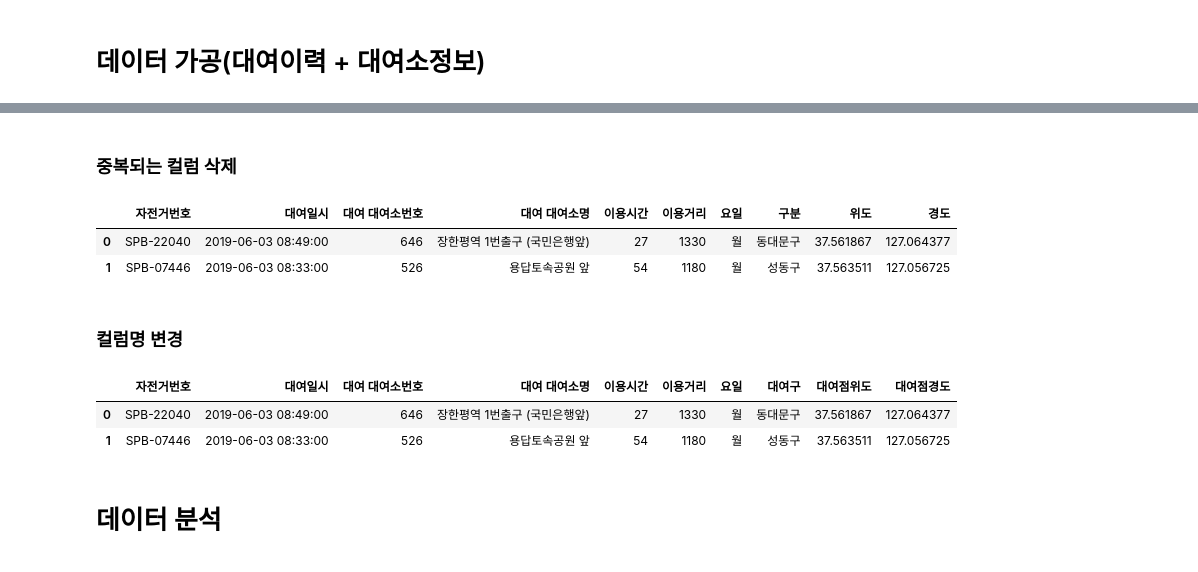
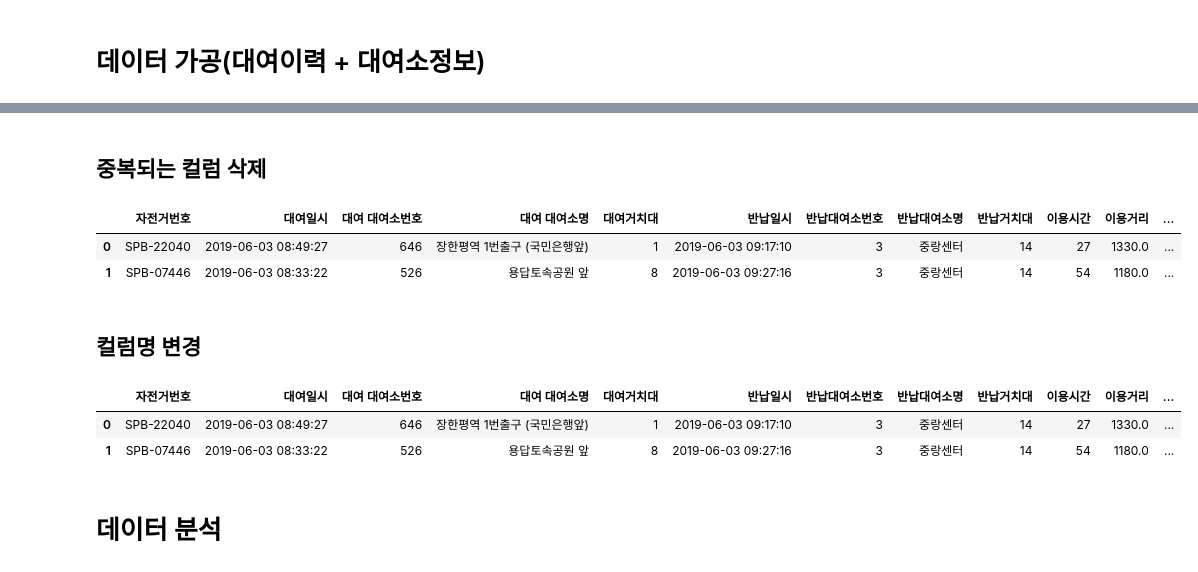
Before and after one commit to jm83-database/elixerr, a Jupyter notebook: notebooks/public_bike/public_bike.ipynb, the cells around one changed output, grey strips where cells are left out. Drawn from its saved outputs; the diff is of its cells as text; code cells hidden in the pictures.

```diff
--- a/notebooks/public_bike/public_bike.ipynb
+++ b/notebooks/public_bike/public_bike.ipynb
@@ -14,8 +30,8 @@ warnings.filterwarnings('ignore') # 파일 오류 무시
 # 데이터 부르기
 bikes_temp = {}
 
-for i in range(6):
-    bikes_temp[i] = pd.read_csv(f'../../data/public_bike/bike_rent_{i+1}.csv', encoding='cp949', parse_dates=['대여일시'])
+for i in range(3):
+    bikes_temp[i] = pd.read_csv(f'../../data/public_bike/서울특별시 공공자전거 대여정보_201906_{i+1}.csv', encoding='cp949', parse_dates=['대여일시'])
 
 bikes_temp[0].head()
 # %% [output]
@@ -162,7 +189,7 @@ bikes.head()
 # %% [markdown]
 # 데이터 불러오기(대여소정보)
 # %%
-bike_shop = pd.read_excel('../../data/public_bike/공공자전거 대여소 정보_201905.xlsx')
+bike_shop = pd.read_csv('../../data/public_bike/공공자전거 대여소 정보(23.06월 기준).csv', encoding='euc-kr')
 display(bike_shop.shape)
 display(bike_shop.head(2))
 # %% [output]
@@ -173,6 +200,6 @@ display(bike_shop.head(2))
 # %% [markdown]
 # 데이터 가공(대여이력 + 대여소정보)
 # %%
-bikes_gu = bike_shop[['구분', '대여소번호', '대여소명', '대여소명', '위도', '경도']]
+bikes_gu = bike_shop[['자치구', '대여소 번호', '보관소(대여소)명', '위도', '경도']]
 bikes_gu.head(2)
 # %% [output]
@@ -181,0 +209,3 @@ bikes_gu.head(2)
+# %%
+bikes_gu = bikes_gu.rename(columns={'보관소(대여소)명':'대여소명', '대여소 번호' : '대여소번호'})
+bikes_gu.head(2)
@@ -199,25 +233,25 @@ bikes.head(2)
 # %% [markdown]
-### 중복되는 컬럼 삭제
+## 중복되는 컬럼 삭제
 # %%
 # 중복되는 컬럼 삭제
 bikes = bikes.drop(['대여소번호', '대여소명'], axis='columns')
 bikes.head(2)
 # %% [output]
-|  | 자전거번호 | 대여일시 | 대여 대여소번호 | 대여 대여소명 | 이용시간 | 이용거리 | 요일 | 구분 | 위도 | 경도 |
-| 0 | SPB-22040 | 2019-06-03 08:49:00 | 646 | 장한평역 1번출구 (국민은행앞) | 27 | 1330 | 월 | 동대문구 | 37.561867 | 127.064377 |
-| 1 | SPB-07446 | 2019-06-03 08:33:00 | 526 | 용답토속공원 앞 | 54 | 1180 | 월 | 성동구 | 37.563511 | 127.056725 |
+|  | 자전거번호 | 대여일시 | 대여 대여소번호 | 대여 대여소명 | 대여거치대 | 반납일시 | 반납대여소번호 | 반납대여소명 | 반납거치대 | 이용시간 | 이용거리 | ... |
+| 0 | SPB-22040 | 2019-06-03 08:49:27 | 646 | 장한평역 1번출구 (국민은행앞) | 1 | 2019-06-03 09:17:10 | 3 | 중랑센터 | 14 | 27 | 1330.0 | ... |
+| 1 | SPB-07446 | 2019-06-03 08:33:22 | 526 | 용답토속공원 앞 | 8 | 2019-06-03 09:27:16 | 3 | 중랑센터 | 14 | 54 | 1180.0 | ... |
 # %% [markdown]
-### 컬럼명 변경
+## 컬럼명 변경
 # %%
 # 컬럼명 변경
-bikes = bikes.rename(columns={'구분':'대여구',
+bikes = bikes.rename(columns={'자치구':'대여구',
                             '위도' : '대여점위도',
                             '경도' : '대여점경도'})
 bikes.head(2)
 # %% [output]
-|  | 자전거번호 | 대여일시 | 대여 대여소번호 | 대여 대여소명 | 이용시간 | 이용거리 | 요일 | 대여구 | 대여점위도 | 대여점경도 |
-| 0 | SPB-22040 | 2019-06-03 08:49:00 | 646 | 장한평역 1번출구 (국민은행앞) | 27 | 1330 | 월 | 동대문구 | 37.561867 | 127.064377 |
-| 1 | SPB-07446 | 2019-06-03 08:33:00 | 526 | 용답토속공원 앞 | 54 | 1180 | 월 | 성동구 | 37.563511 | 127.056725 |
+|  | 자전거번호 | 대여일시 | 대여 대여소번호 | 대여 대여소명 | 대여거치대 | 반납일시 | 반납대여소번호 | 반납대여소명 | 반납거치대 | 이용시간 | 이용거리 | ... |
+| 0 | SPB-22040 | 2019-06-03 08:49:27 | 646 | 장한평역 1번출구 (국민은행앞) | 1 | 2019-06-03 09:17:10 | 3 | 중랑센터 | 14 | 27 | 1330.0 | ... |
+| 1 | SPB-07446 | 2019-06-03 08:33:22 | 526 | 용답토속공원 앞 | 8 | 2019-06-03 09:27:16 | 3 | 중랑센터 | 14 | 54 | 1180.0 | ... |
 # %% [markdown]
 # 데이터 분석
 # %% [markdown]
```
Also changed, not shown: parts of 43 cells of this notebook, 5 other files.
